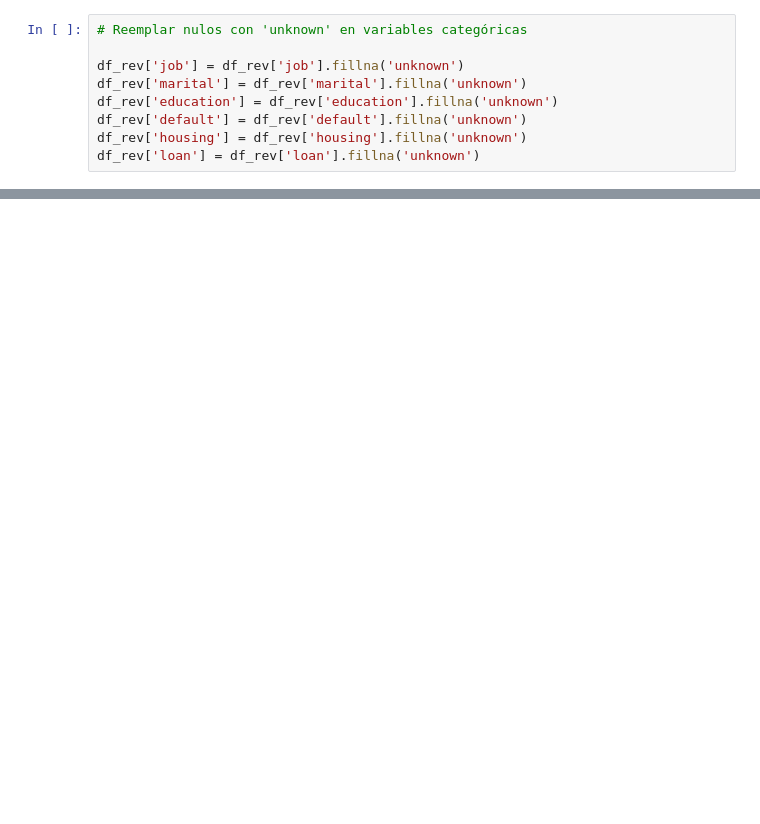
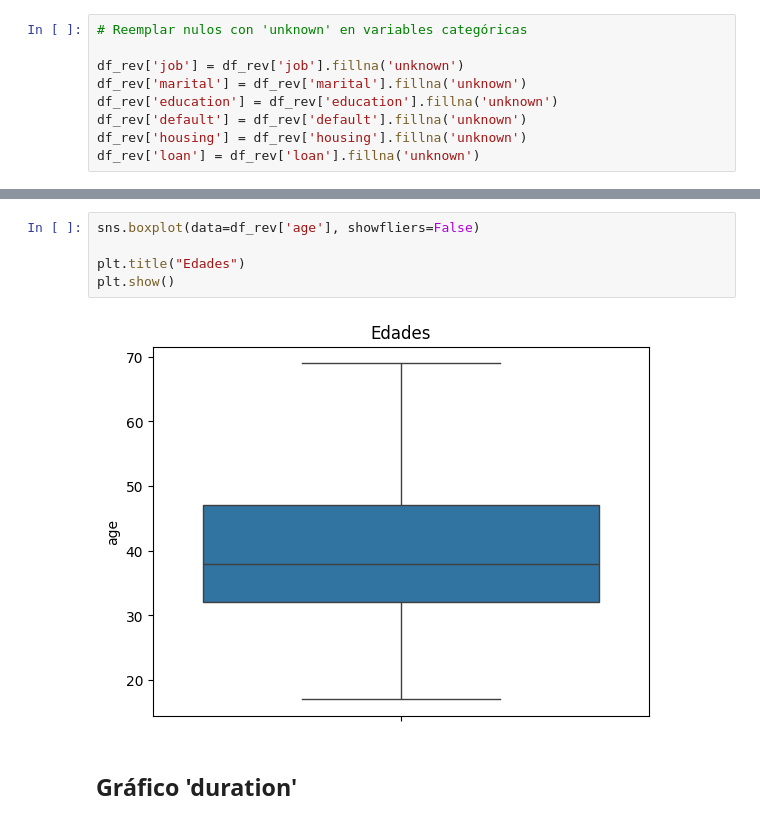
Before and after one commit to juanpabloluceroC/proyecto_campana_marketing, a Jupyter notebook: marketing_santander.ipynb, the cells around one changed output, grey strips where cells are left out. Drawn from its saved outputs; the diff is of its cells as text; blank space fills up the shorter version.

```diff
--- a/marketing_santander.ipynb
+++ b/marketing_santander.ipynb
@@ -212,0 +200,9 @@ df_rev['loan'] = df_rev['loan'].fillna('unknown')
+# %%
+sns.boxplot(data=df_rev['age'], showfliers=False)
+
+plt.title("Edades")
+plt.show()
+# %% [output]
+[figure, added]
+# %% [markdown]
+## Gráfico 'duration'
```
Also changed, not shown: parts of 28 cells of this notebook.
